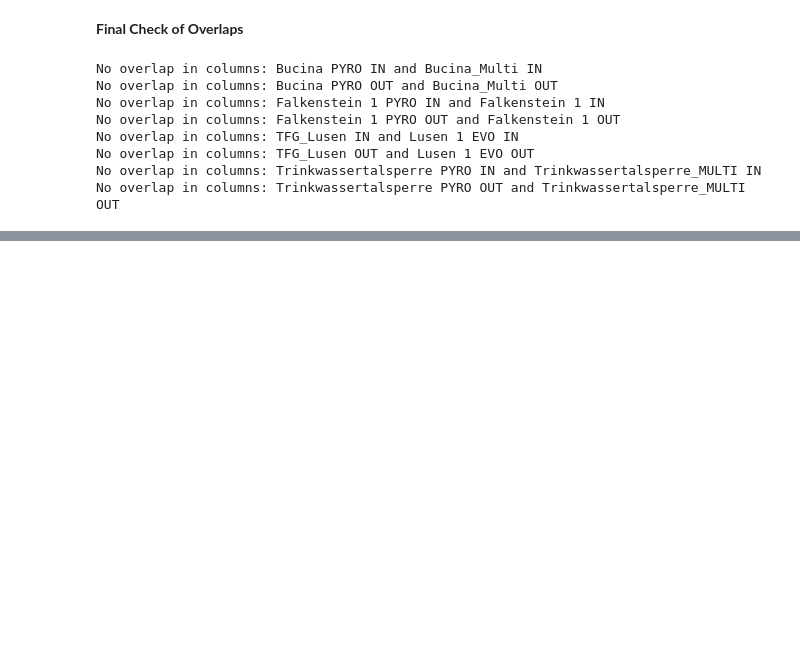
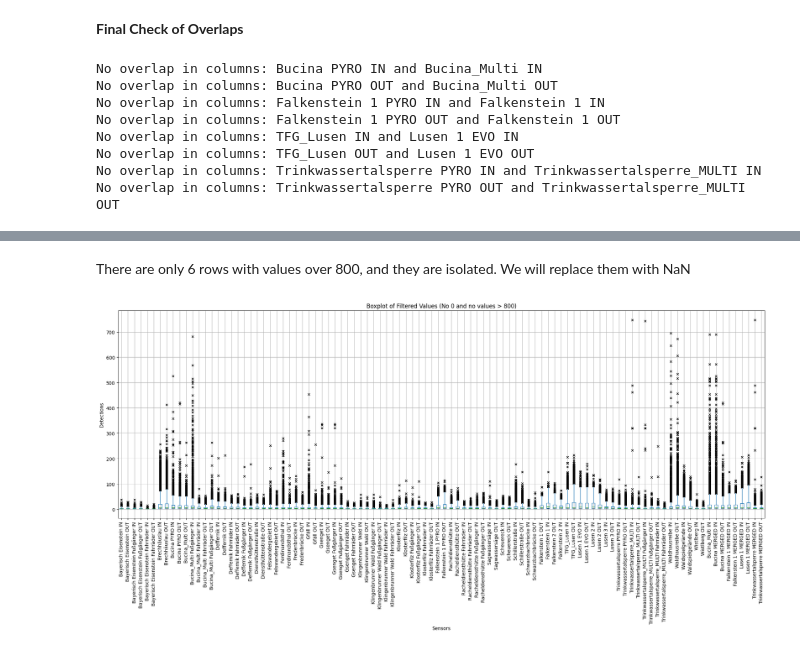
Before and after one commit to m-mango/bavarian-forest-visitor-monitoring-dssgx-24, a Jupyter notebook: cleaning-manual-visitor-count-data.ipynb, the cells around one changed output, grey strips where cells are left out. Cells and saved outputs as stored; diff of their text form; code cells hidden in the pictures; blank space fills up the shorter version.

```diff
--- a/cleaning-manual-visitor-count-data.ipynb
+++ b/cleaning-manual-visitor-count-data.ipynb
@@ -417,0 +475,40 @@ To test models with a simplified but coherent df, this should be done:
+# %% [markdown]
+There are only 6 rows with values over 800, and they are isolated. We will replace them with NaN
+# %%
+df[df > 800] = np.nan
+# %%
+import pandas as pd
+import matplotlib.pyplot as plt
+import numpy as np
+
+# Assuming 'df' is already defined earlier in your code
+
+# Replace zero values with NaN to better visualize boxplots
+df_filtered = df.replace(0, np.nan)
+
+# Drop rows where all values are NaN (i.e., where all values were zero or greater than 1000)
+df_filtered = df_filtered.dropna(how='all')
+
+# Drop columns where all values are NaN (if any column became completely empty)
+df_filtered = df_filtered.dropna(axis=1, how='all')
+
+# Check if there are any remaining columns to plot
+if not df_filtered.empty and not df_filtered.select_dtypes(include=[np.number]).empty:
+    plt.figure(figsize=(20, 10))
+
+    # Create the boxplot
+    boxplot = df_filtered.boxplot(
+        whis=3,
+        flierprops=dict(marker='x', color='red', markersize=5)
+    )
+
+    plt.title('Boxplot of Filtered Values (No 0 and no values > 800)')
+    plt.xlabel('Sensors')
+    plt.ylabel('Detections')
+    plt.xticks(rotation=90)  # Rotate x-axis labels for better readability
+    plt.tight_layout()  # Adjust layout to prevent clipping of labels
+    plt.show()
+else:
+    print("No numeric columns available for plotting.")
+# %% [output]
+[figure, added]
```
Also changed, not shown: parts of 22 cells of this notebook.
